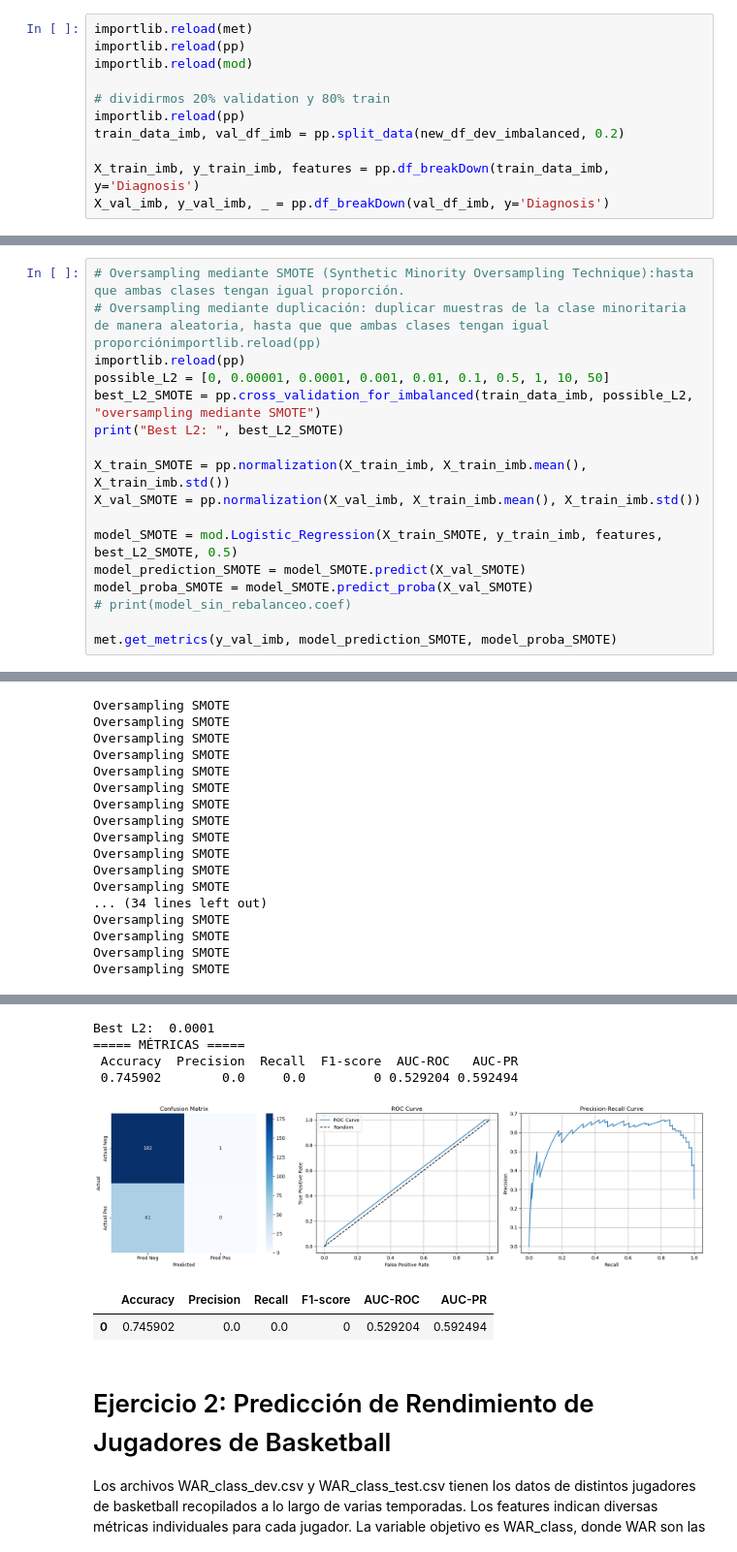
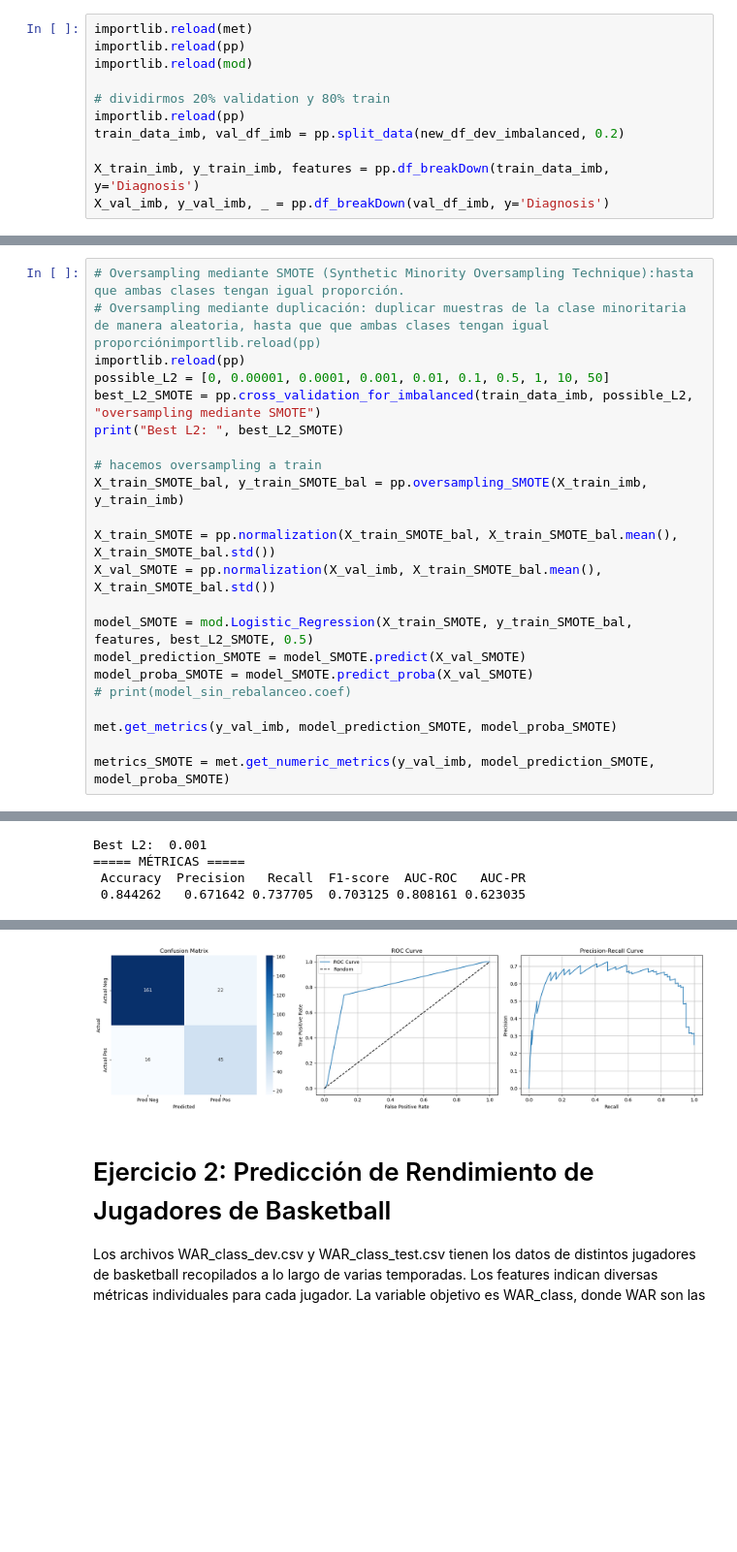
Before and after one commit to felicitasmarolda/MLyDL_TPs, a Jupyter notebook: Marolda_Felicitas_TP2/Marolda_Felicitas_Notebook_TP2.ipynb, the cells around one changed output, grey strips where cells are left out. Shown at 97% size. Cells and saved outputs as stored; diff of their text form; blank space fills up the shorter version.

```diff
--- a/Marolda_Felicitas_TP2/Marolda_Felicitas_Notebook_TP2.ipynb
+++ b/Marolda_Felicitas_TP2/Marolda_Felicitas_Notebook_TP2.ipynb
@@ -397,13 +365,18 @@ possible_L2 = [0, 0.00001, 0.0001, 0.001, 0.01, 0.1, 0.5, 1, 10, 50]
 best_L2_SMOTE = pp.cross_validation_for_imbalanced(train_data_imb, possible_L2, "oversampling mediante SMOTE")
 print("Best L2: ", best_L2_SMOTE)
 
-X_train_SMOTE = pp.normalization(X_train_imb, X_train_imb.mean(), X_train_imb.std())
-X_val_SMOTE = pp.normalization(X_val_imb, X_train_imb.mean(), X_train_imb.std())
+# hacemos oversampling a train
+X_train_SMOTE_bal, y_train_SMOTE_bal = pp.oversampling_SMOTE(X_train_imb, y_train_imb)
 
-model_SMOTE = mod.Logistic_Regression(X_train_SMOTE, y_train_imb, features, best_L2_SMOTE, 0.5)
+X_train_SMOTE = pp.normalization(X_train_SMOTE_bal, X_train_SMOTE_bal.mean(), X_train_SMOTE_bal.std())
+X_val_SMOTE = pp.normalization(X_val_imb, X_train_SMOTE_bal.mean(), X_train_SMOTE_bal.std())
+
+model_SMOTE = mod.Logistic_Regression(X_train_SMOTE, y_train_SMOTE_bal, features, best_L2_SMOTE, 0.5)
 model_prediction_SMOTE = model_SMOTE.predict(X_val_SMOTE)
 model_proba_SMOTE = model_SMOTE.predict_proba(X_val_SMOTE)
 # print(model_sin_rebalanceo.coef)
 
 met.get_metrics(y_val_imb, model_prediction_SMOTE, model_proba_SMOTE)
+
+metrics_SMOTE = met.get_numeric_metrics(y_val_imb, model_prediction_SMOTE, model_proba_SMOTE)
 # %% [output]
@@ -410,17 +384,4 @@ met.get_metrics(y_val_imb, model_prediction_SMOTE, model_proba_SMOTE)
-Oversampling SMOTE
-Oversampling SMOTE
-Oversampling SMOTE
-Oversampling SMOTE
-Oversampling SMOTE
-Oversampling SMOTE
-Oversampling SMOTE
-Oversampling SMOTE
-Oversampling SMOTE
-Oversampling SMOTE
-Oversampling SMOTE
-Oversampling SMOTE
-... (34 lines left out)
-Oversampling SMOTE
-Oversampling SMOTE
-Oversampling SMOTE
-Oversampling SMOTE
+Best L2:  0.001
+===== MÉTRICAS =====
+ Accuracy  Precision   Recall  F1-score  AUC-ROC   AUC-PR
+ 0.844262   0.671642 0.737705  0.703125 0.808161 0.623035
@@ -428,10 +388,4 @@ Oversampling SMOTE
-Best L2:  0.0001
-===== MÉTRICAS =====
- Accuracy  Precision  Recall  F1-score  AUC-ROC   AUC-PR
- 0.745902        0.0     0.0         0 0.529204 0.592494
-[figure, old version]
+[figure, new version]
-|  | Accuracy | Precision | Recall | F1-score | AUC-ROC | AUC-PR |
-| 0 | 0.745902 | 0.0 | 0.0 | 0 | 0.529204 | 0.592494 |
 # %% [markdown]
 # Ejercicio 2: Predicción de Rendimiento de Jugadores de Basketball
 
```
Also changed, not shown: parts of 8 cells of this notebook, 2 other files.
